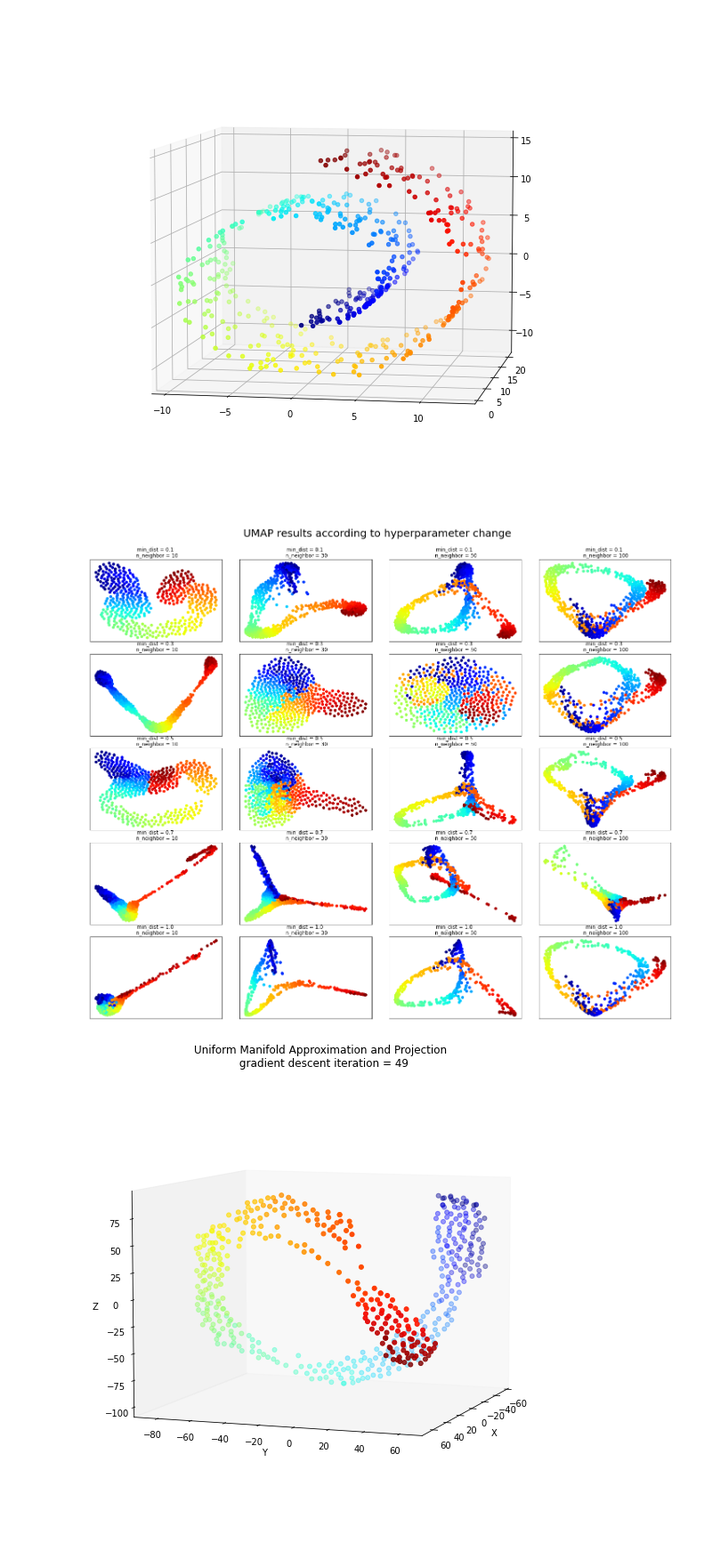
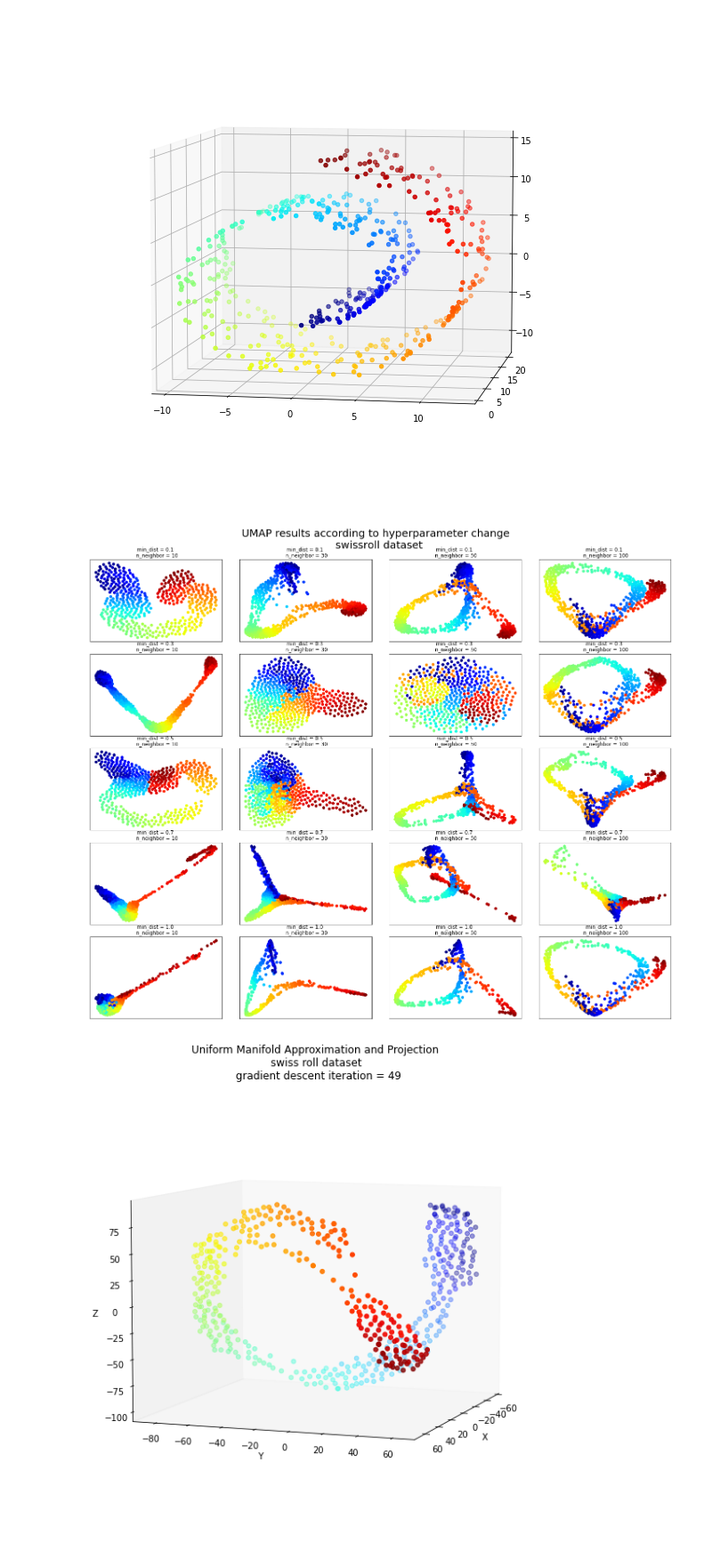
Before and after one commit to dslisleedh/from_scratch, a Jupyter notebook: dimension reduction/UniformManifoldApproximationandProjection/UniformManifoldApproximationandProjection.ipynb, the cells around one changed output. Shown at 89% size. Drawn from its saved outputs; the diff is of its cells as text; code cells hidden in the pictures.

```diff
--- a/dimension reduction/UniformManifoldApproximationandProjection/UniformManifoldApproximationandProjection.ipynb
+++ b/dimension reduction/UniformManifoldApproximationandProjection/UniformManifoldApproximationandProjection.ipynb
@@ -118,40 +118,40 @@ for z in zz:
     ax[z[0],z[1]].set_title(f'min_dist = {z[2]} \n n_neighbor = {z[3]}')
     ax[z[0],z[1]].set_xticks([])
     ax[z[0],z[1]].set_yticks([])
-fig.suptitle('UMAP results according to hyperparameter change', fontsize = 25)
+fig.suptitle('UMAP results according to hyperparameter change \n swissroll dataset', fontsize = 25)
 fig.subplots_adjust(top=0.92)
 
-plt.savefig('UniformManifoldApproximationandProjection_visualize_varianceofresults.png')
+plt.savefig('UniformManifoldApproximationandProjection_visualize_varianceofresults_swissroll.png')
 # %% [output]
-[figure, old version]
+[figure, new version]
 # %%
 umap = UMAP(n_neighbors=10, n_components=3, min_dist = .2, n_epoch= 50)
 umap.fit_transform(X)
 
 time_steps = 50
 N_nodes = 500
 
 fig, ax = plt.subplots(figsize = (10, 10))
 marker_size = 25
 
 def animate(i):
     fig.clear()
     ax = fig.add_subplot(111, projection = '3d')
     ax.set_xlim(umap.history_[-1][:,0].min()-1, umap.history_[-1][:,0].max() + 1)
     ax.set_ylim(umap.history_[-1][:,1].min()-1, umap.history_[-1][:,1].max() + 1)
     ax.set_zlim(umap.history_[-1][:,2].min()-1, umap.history_[-1][:,2].max() + 1)
     ax.view_init(7, 20)
     ax.grid(b = None)
-    ax.set_title('Uniform Manifold Approximation and Projection \n gradient descent iteration = %d' % i)
+    ax.set_title('Uniform Manifold Approximation and Projection \n swiss roll dataset \n gradient descent iteration = %d' % i)
     ax.set_xlabel('X')
     ax.set_ylabel('Y')
     ax.set_zlabel('Z')
     s = ax.scatter(umap.history_[i][:,0], umap.history_[i][:,1], umap.history_[i][:,2], s = marker_size, c = color, cmap = plt.cm.jet, marker = 'o', edgecolor = None)
 plt.tight_layout()
 fig.subplots_adjust(top=.75)
 
 ani = animation.FuncAnimation(fig, animate, interval=150, frames=range(time_steps))
 
-ani.save('UniformManifoldApproximationandProjectionGD.gif', writer='pillow', dpi=100)
+ani.save('UniformManifoldApproximationandProjectionGD_swissroll.gif', writer='pillow', dpi=100)
 # %% [output]
-[figure, old version]
+[figure, new version]
```
Also changed, not shown: parts of 6 cells of this notebook, 8 other files.
